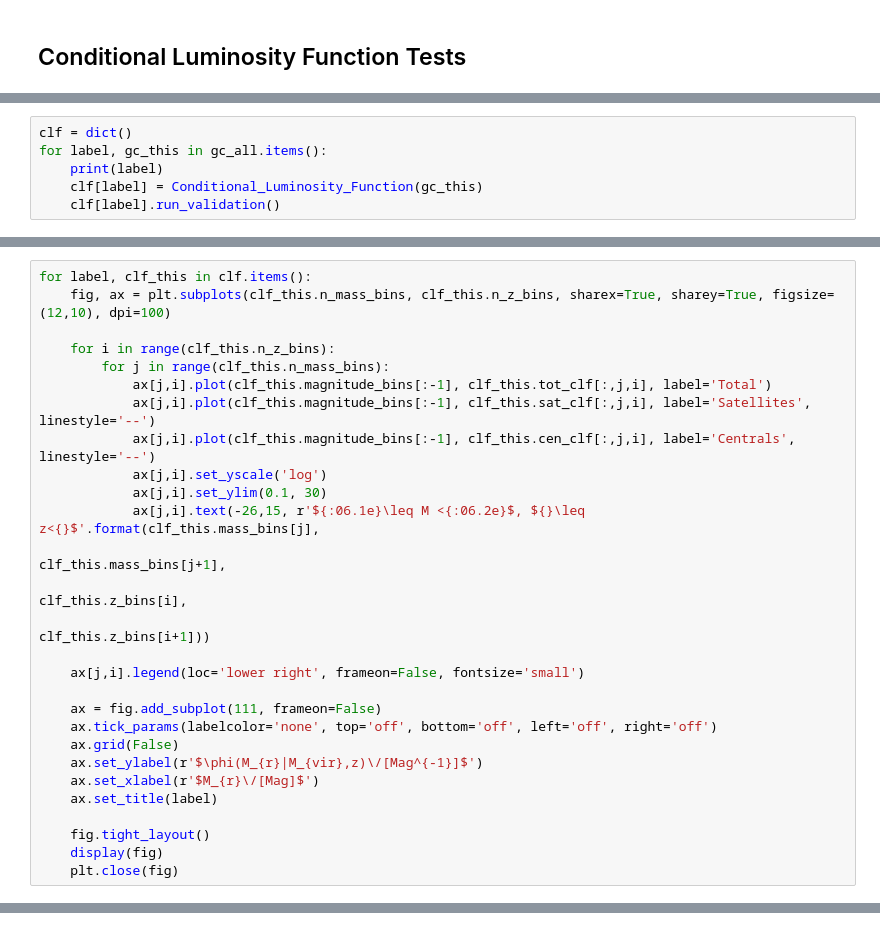
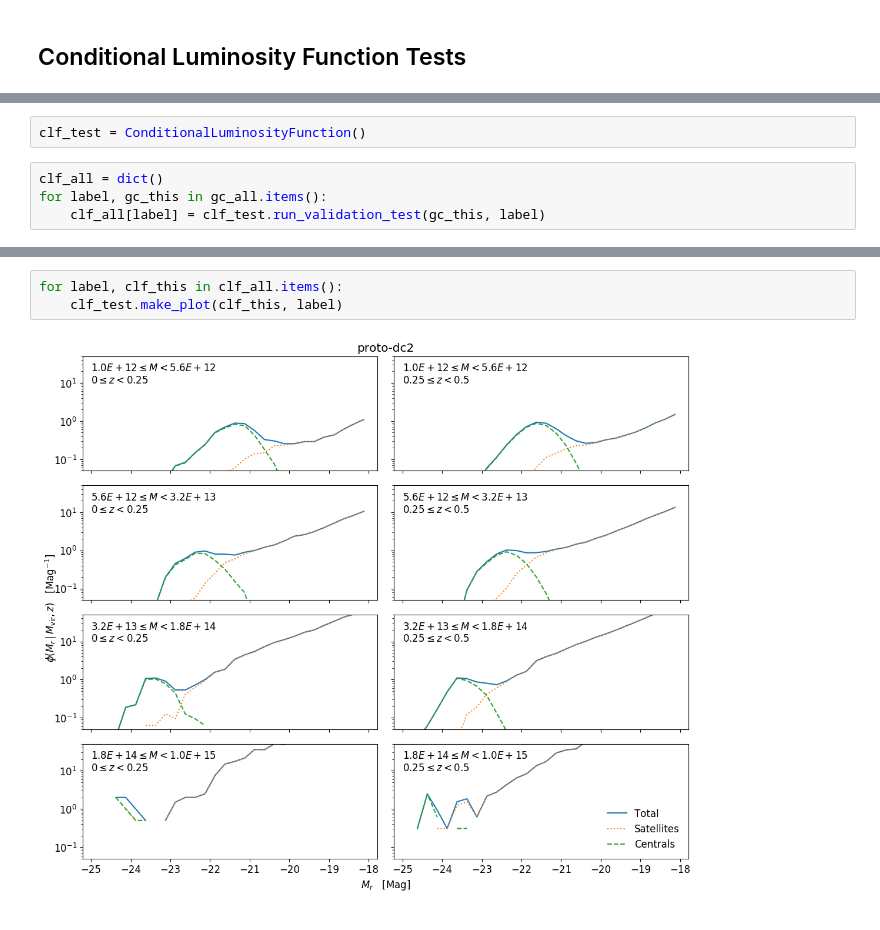
Before and after one commit to LSSTDESC/gcr-catalogs, a Jupyter notebook: examples/CLF Test.ipynb, the cells around one changed output, grey strips where cells are left out. Drawn from its saved outputs; the diff is of its cells as text.

```diff
--- a/examples/CLF Test.ipynb
+++ b/examples/CLF Test.ipynb
@@ -156,6 +128,6 @@ class Conditional_Luminosity_Function:
+# %%
+clf_test = ConditionalLuminosityFunction()
 # %%
-clf = dict()
+clf_all = dict()
 for label, gc_this in gc_all.items():
-    print(label)
-    clf[label] = Conditional_Luminosity_Function(gc_this)
-    clf[label].run_validation()
+    clf_all[label] = clf_test.run_validation_test(gc_this, label)
@@ -167,28 +133,0 @@ Mag_true_r_des_z01
-# %%
-for label, clf_this in clf.items():
-    fig, ax = plt.subplots(clf_this.n_mass_bins, clf_this.n_z_bins, sharex=True, sharey=True, figsize=(12,10), dpi=100)
-
-    for i in range(clf_this.n_z_bins):
-        for j in range(clf_this.n_mass_bins):
-            ax[j,i].plot(clf_this.magnitude_bins[:-1], clf_this.tot_clf[:,j,i], label='Total')
-            ax[j,i].plot(clf_this.magnitude_bins[:-1], clf_this.sat_clf[:,j,i], label='Satellites', linestyle='--')
-            ax[j,i].plot(clf_this.magnitude_bins[:-1], clf_this.cen_clf[:,j,i], label='Centrals', linestyle='--')
-            ax[j,i].set_yscale('log')
-            ax[j,i].set_ylim(0.1, 30)
-            ax[j,i].text(-26,15, r'${:06.1e}\leq M <{:06.2e}$, ${}\leq z<{}$'.format(clf_this.mass_bins[j],
-                                                                                     clf_this.mass_bins[j+1],
-                                                                                     clf_this.z_bins[i],
-                                                                                     clf_this.z_bins[i+1]))
-
-    ax[j,i].legend(loc='lower right', frameon=False, fontsize='small')
-
-    ax = fig.add_subplot(111, frameon=False)
-    ax.tick_params(labelcolor='none', top='off', bottom='off', left='off', right='off')
-    ax.grid(False)
-    ax.set_ylabel(r'$\phi(M_{r}|M_{vir},z)\/[Mag^{-1}]$')
-    ax.set_xlabel(r'$M_{r}\/[Mag]$')
-    ax.set_title(label)
-
-    fig.tight_layout()
-    display(fig)
-    plt.close(fig)
@@ -197,0 +134,5 @@ for label, clf_this in clf.items():
+# %%
+for label, clf_this in clf_all.items():
+    clf_test.make_plot(clf_this, label)
+# %% [output]
+[figure, added]
```
Also changed, not shown: parts of 8 cells of this notebook, 1 other file.
